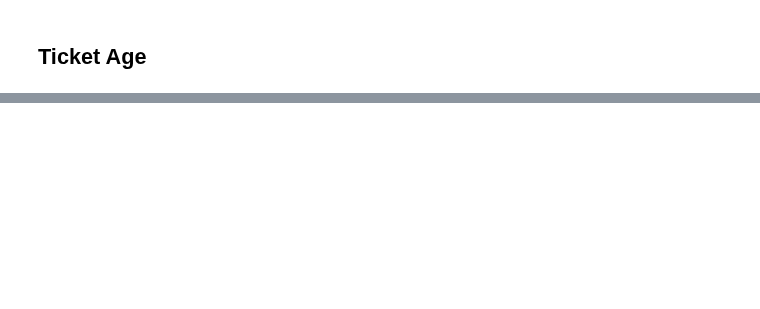
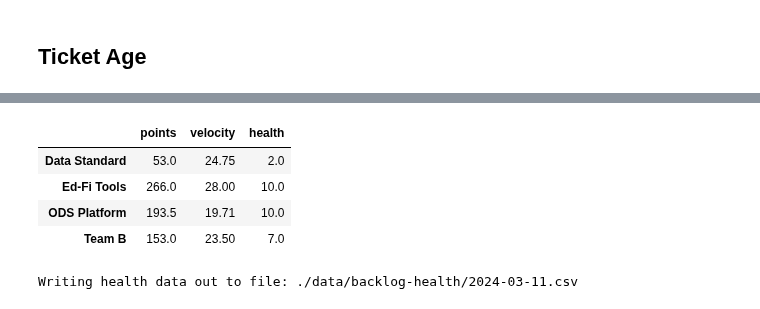
Before and after one commit to Ed-Fi-Alliance-OSS/DevSecOps, a Jupyter notebook: metrics/Ticket Metrics.ipynb, the cells around one changed output, grey strips where cells are left out. Saved outputs shown, nothing was run; the diff lists cells and outputs as text; code cells hidden in the pictures; blank space fills up the shorter version.

```diff
--- a/metrics/Ticket Metrics.ipynb
+++ b/metrics/Ticket Metrics.ipynb
@@ -63,0 +138,16 @@ stats_df
+# %%
+display(df_health)
+
+path = "./data/backlog-health"
+Path(path).mkdir(parents=True, exist_ok=True)
+
+file_name = f"{path}/{today}.csv"
+conf.info(f"Writing health data out to file: {file_name}")
+df_health.to_csv(file_name)
+# %% [output]
+|  | points | velocity | health |
+| Data Standard | 53.0 | 24.75 | 2.0 |
+| Ed-Fi Tools | 266.0 | 28.00 | 10.0 |
+| ODS Platform | 193.5 | 19.71 | 10.0 |
+| Team B | 153.0 | 23.50 | 7.0 |
+Writing health data out to file: ./data/backlog-health/2024-03-11.csv
```
Also changed, not shown: parts of 7 cells of this notebook.
